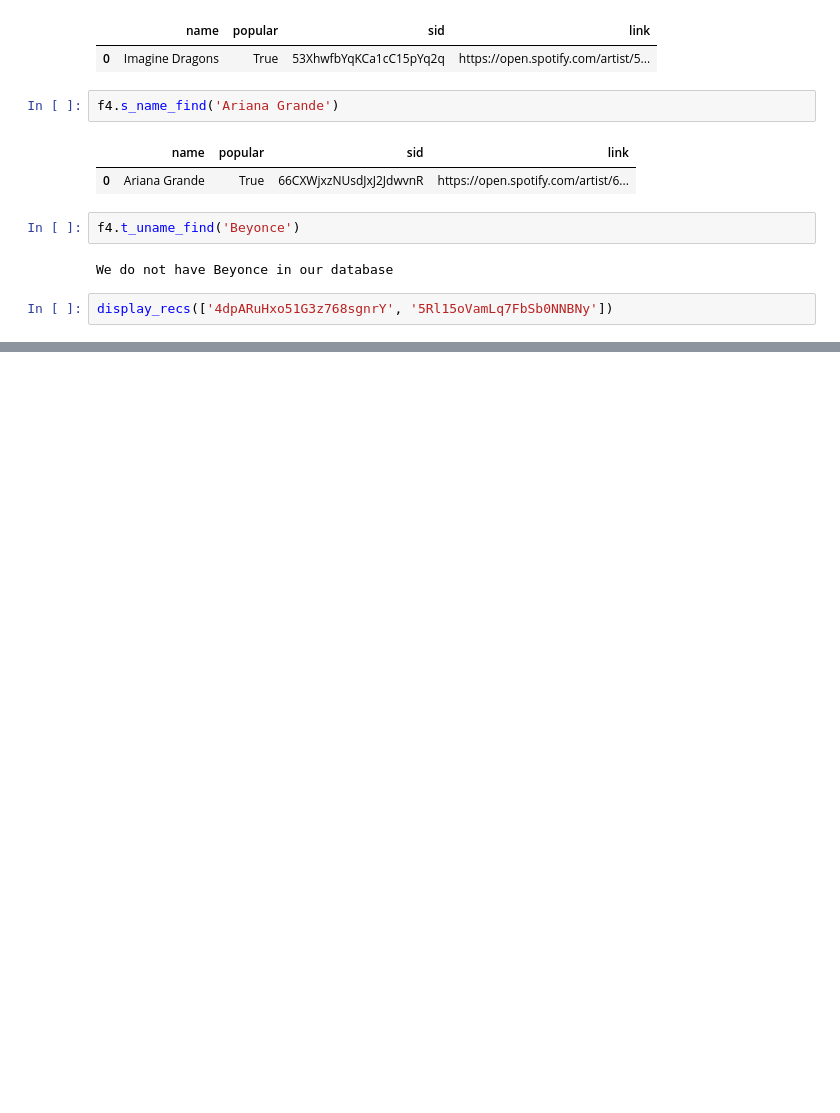
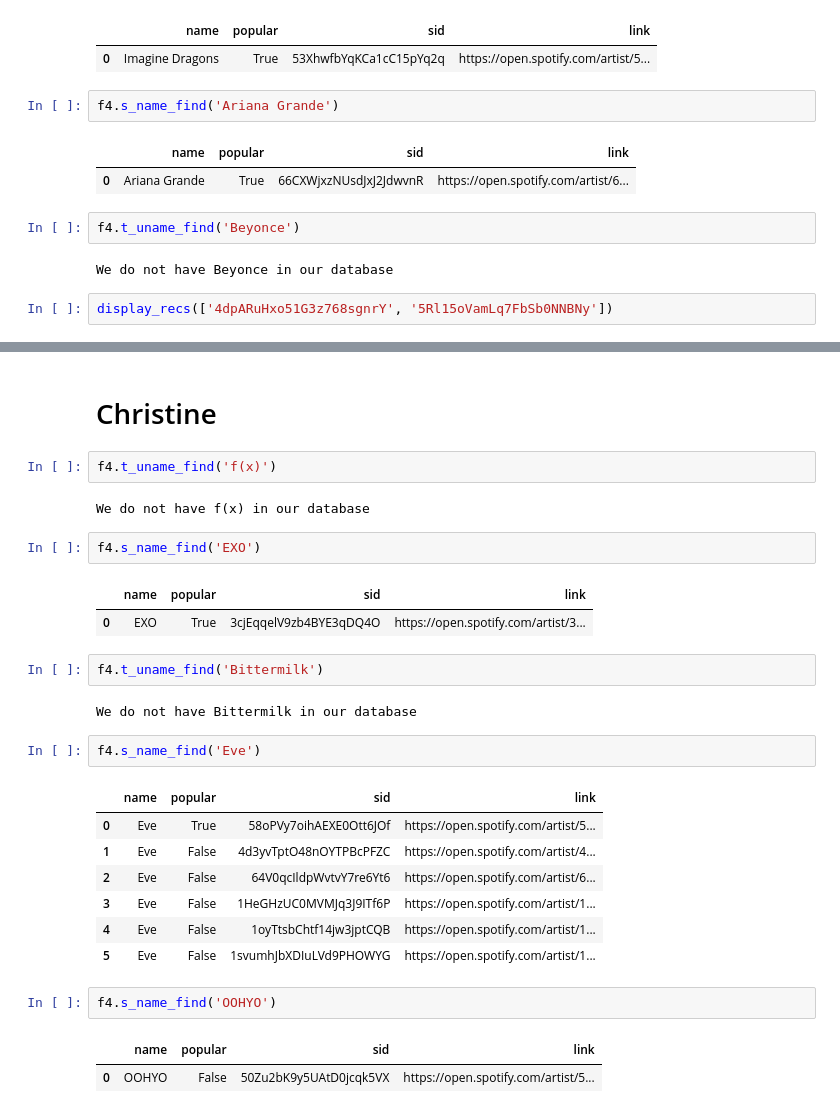
Before and after one commit to TylerJang27/Twitifynd, a Jupyter notebook: Survey Results.ipynb, the cells around one changed output, grey strips where cells are left out. Drawn from its saved outputs; the diff is of its cells as text; blank space fills up the shorter version.

```diff
--- a/Survey Results.ipynb
+++ b/Survey Results.ipynb
@@ -372,0 +524,30 @@ display_recs(['4dpARuHxo51G3z768sgnrY', '5Rl15oVamLq7FbSb0NNBNy'])
+# %% [markdown]
+# Christine
+# %%
+f4.t_uname_find('f(x)')
+# %% [output]
+We do not have f(x) in our database
+# %%
+f4.s_name_find('EXO')
+# %% [output]
+|  | name | popular | sid | link |
+| 0 | EXO | True | 3cjEqqelV9zb4BYE3qDQ4O | https://open.spotify.com/artist/3... |
+# %%
+f4.t_uname_find('Bittermilk')
+# %% [output]
+We do not have Bittermilk in our database
+# %%
+f4.s_name_find('Eve')
+# %% [output]
+|  | name | popular | sid | link |
+| 0 | Eve | True | 58oPVy7oihAEXE0Ott6JOf | https://open.spotify.com/artist/5... |
+| 1 | Eve | False | 4d3yvTptO48nOYTPBcPFZC | https://open.spotify.com/artist/4... |
+| 2 | Eve | False | 64V0qcIldpWvtvY7re6Yt6 | https://open.spotify.com/artist/6... |
+| 3 | Eve | False | 1HeGHzUC0MVMJq3J9ITf6P | https://open.spotify.com/artist/1... |
+| 4 | Eve | False | 1oyTtsbChtf14jw3jptCQB | https://open.spotify.com/artist/1... |
+| 5 | Eve | False | 1svumhJbXDIuLVd9PHOWYG | https://open.spotify.com/artist/1... |
+# %%
+f4.s_name_find('OOHYO')
+# %% [output]
+|  | name | popular | sid | link |
+| 0 | OOHYO | False | 50Zu2bK9y5UAtD0jcqk5VX | https://open.spotify.com/artist/5... |
```
Also changed, not shown: parts of 101 cells of this notebook.
